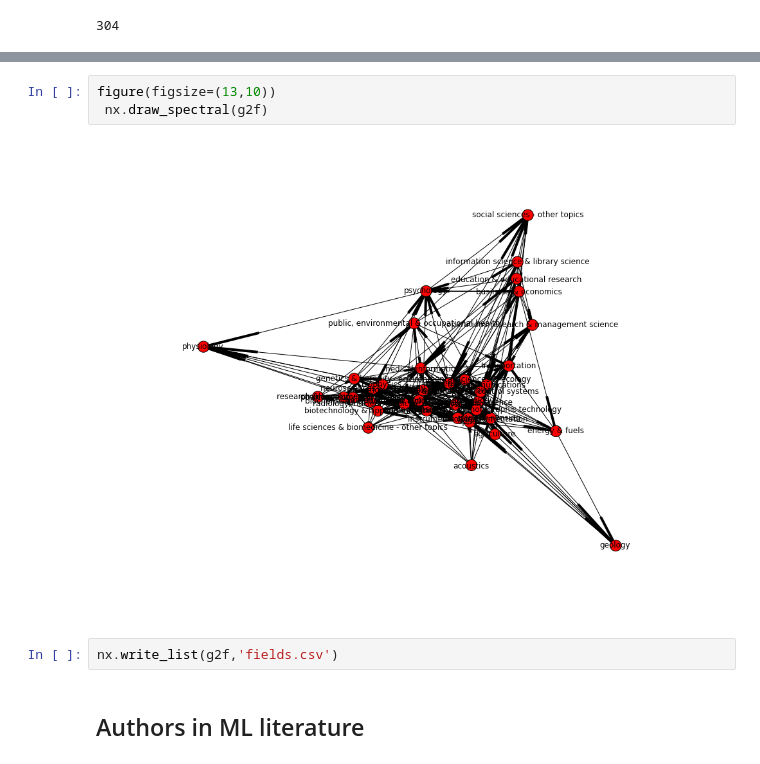
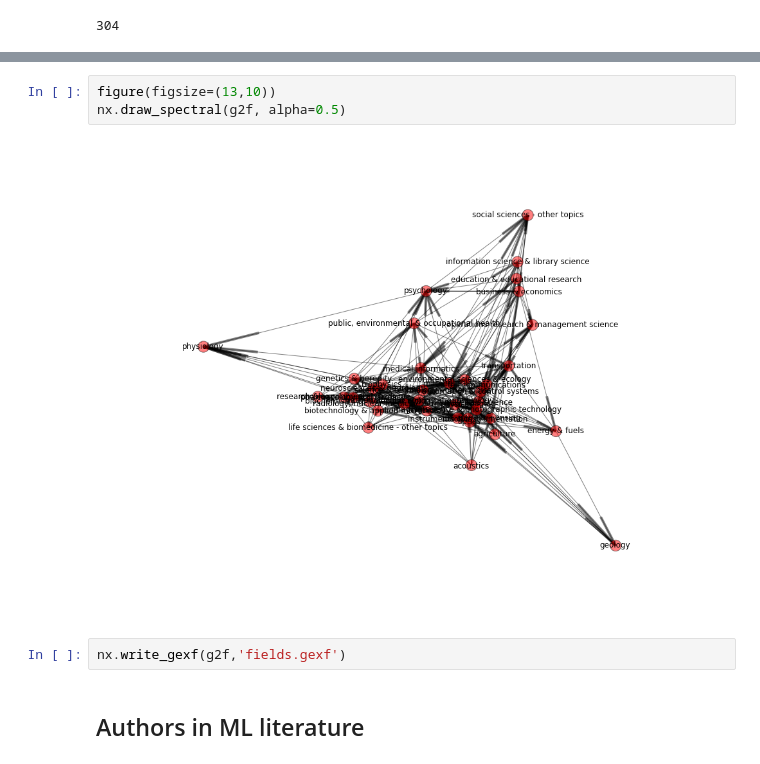
Before and after one commit to datapractice/machinelearners, a Jupyter notebook: ml_lit/ML_literature.ipynb, the cells around one changed output, grey strips where cells are left out. Saved outputs shown, nothing was run; the diff lists cells and outputs as text.

```diff
--- a/ml_lit/ML_literature.ipynb
+++ b/ml_lit/ML_literature.ipynb
@@ -106,10 +165,10 @@ nx.draw_spring(g2f, k=1)
 # %%
 figure(figsize=(13,10))
- nx.draw_spectral(g2f)
+nx.draw_spectral(g2f, alpha=0.5)
 # %% [output]
-[figure, old version]
+[figure, new version]
 # %%
-nx.write_list(g2f,'fields.csv')
+nx.write_gexf(g2f,'fields.gexf')
 # %% [markdown]
 ## Authors in ML literature
 # %%
```
Also changed, not shown: parts of 24 cells of this notebook, 2 other files.
